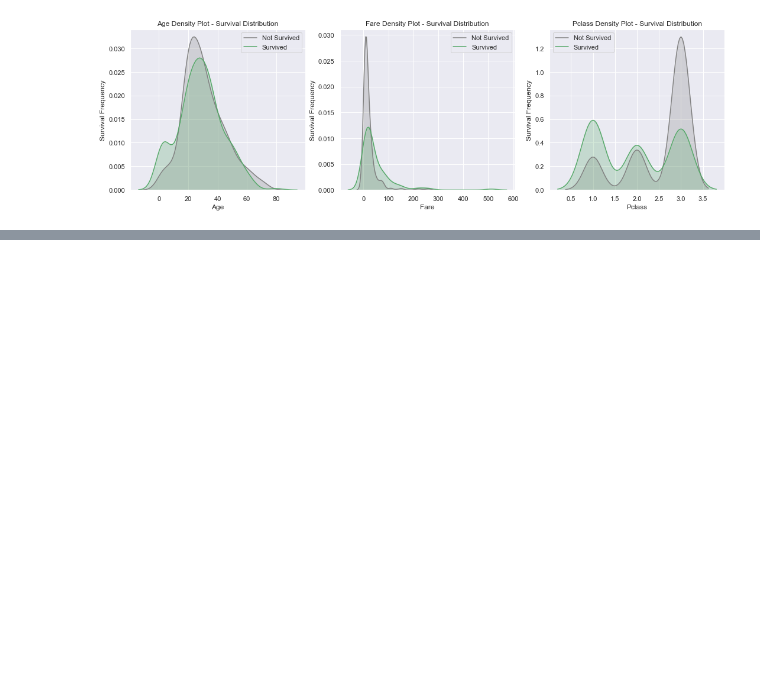
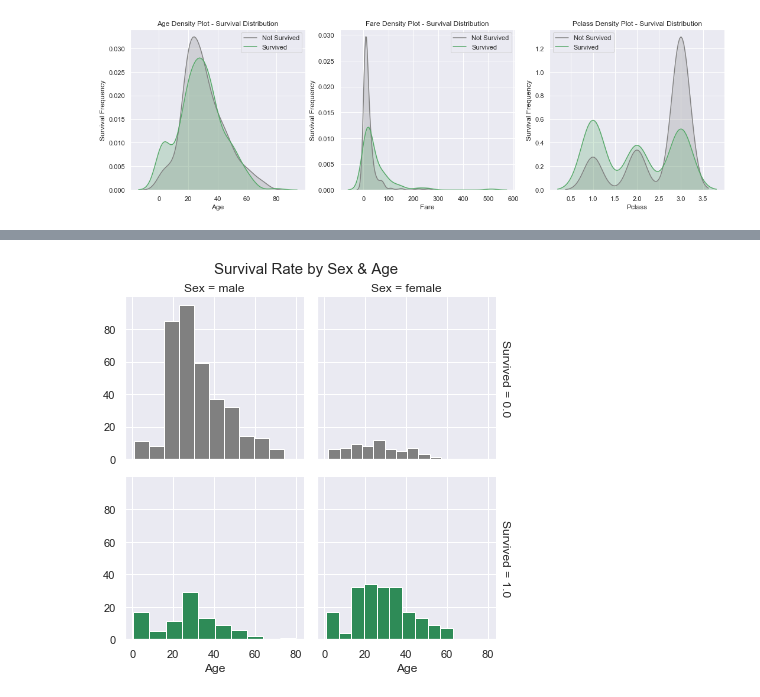
Before and after one commit to davidtnly/Python, a Jupyter notebook: MachineLearning/08-titanic.ipynb, the cells around one changed output, grey strips where cells are left out. Saved outputs shown, nothing was run; the diff lists cells and outputs as text; code cells hidden in the pictures; blank space fills up the shorter version.

```diff
--- a/MachineLearning/08-titanic.ipynb
+++ b/MachineLearning/08-titanic.ipynb
@@ -943,0 +1035,20 @@ combined.Age[(combined.Age.notnull()) & (combined.Survived==0)].isnull().sum()
+# %%
+# Get colors for palette
+colors = {1: 'seagreen', 0: 'gray'}
+
+# Create facet grid
+ax = sns.FacetGrid(combined,
+                   col='Sex',
+                   row='Survived',
+                   margin_titles=True,
+                   hue='Survived',
+                   palette=colors)
+
+# Create plot using map()
+ax = ax.map(plt.hist, 'Age', edgecolor='w')
+
+# Set plot features
+ax.fig.suptitle('Survival Rate by Sex & Age', size=15)
+plt.subplots_adjust(top=0.90)
+# %% [output]
+[figure, added]
```
Also changed, not shown: parts of 45 cells of this notebook.
